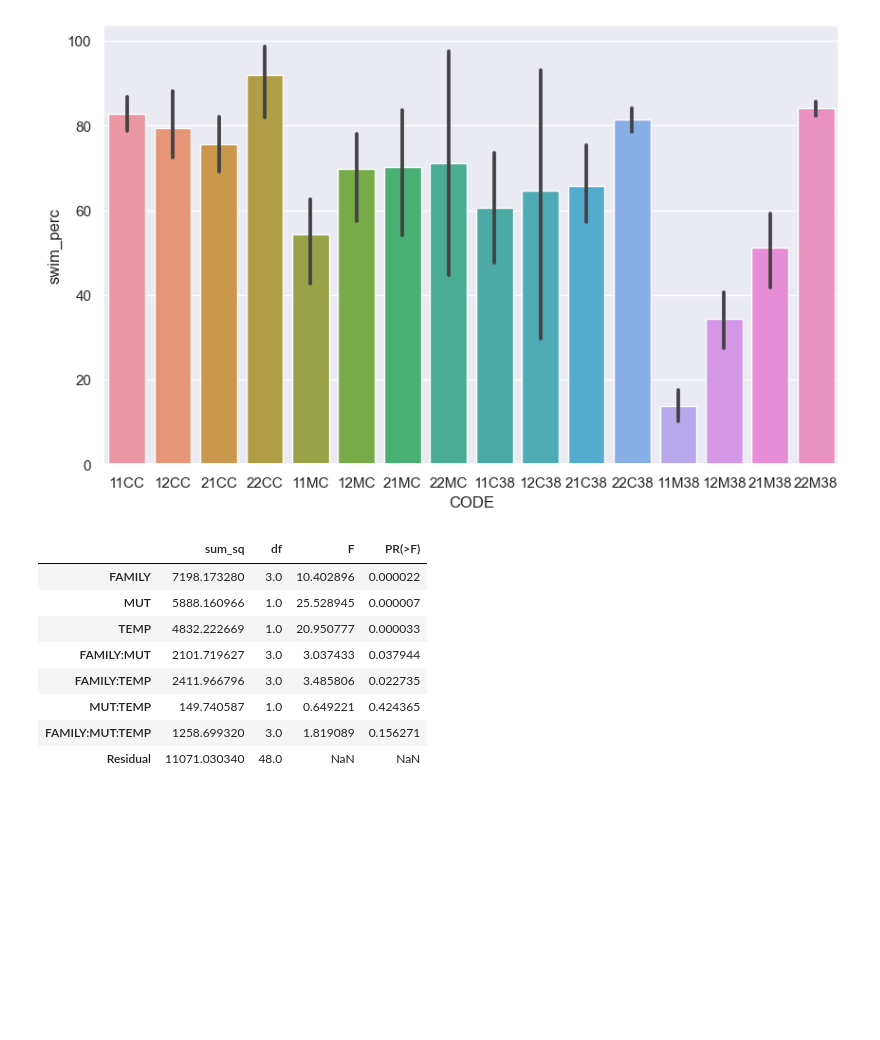
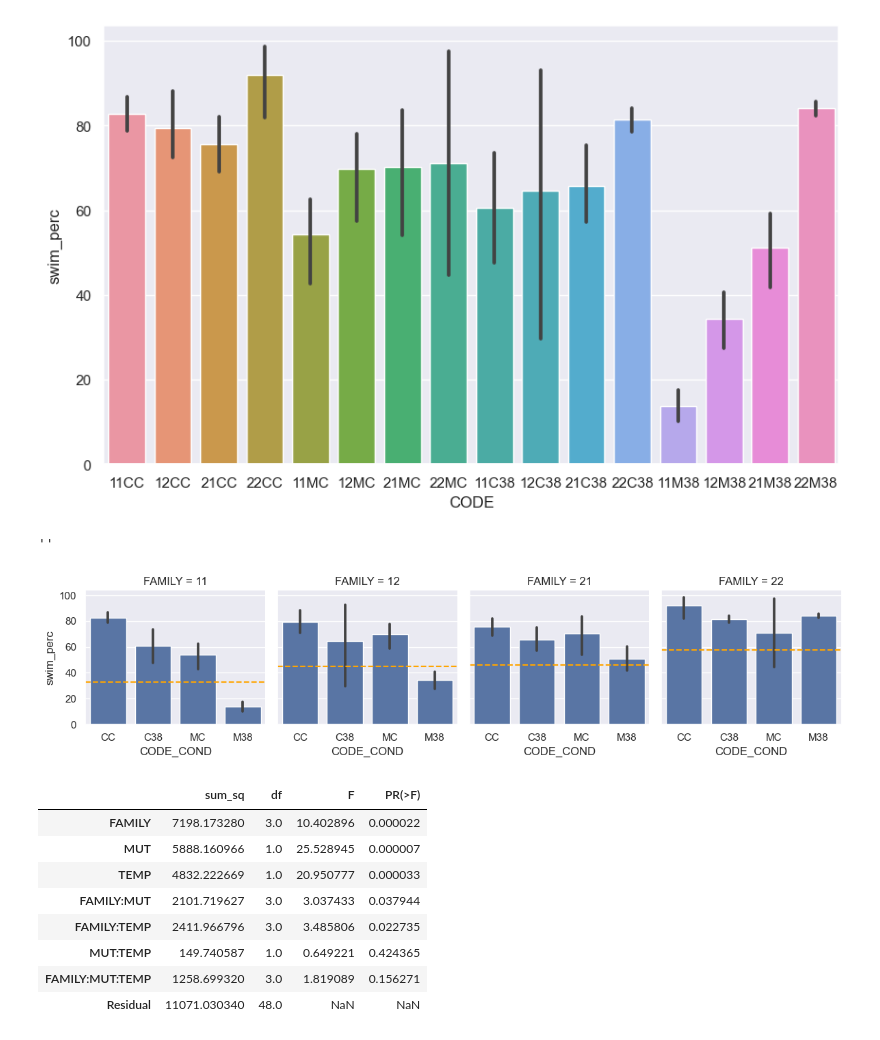
Before and after one commit to mitoclub/fish-strong-purifying-selection, a Jupyter notebook: notebooks/primary_stats.ipynb, the cells around one changed output. Cells and saved outputs as stored; diff of their text form; code cells hidden in the pictures; blank space fills up the shorter version.

```diff
--- a/notebooks/primary_stats.ipynb
+++ b/notebooks/primary_stats.ipynb
@@ -264,6 +264,26 @@ sns.barplot(exp5lab, x='CODE', y='swim_perc')
 # %% [output]
 <AxesSubplot: xlabel='CODE', ylabel='swim_perc'>
 [figure]
+# %%
+exp5lab['CODE_COND'] = exp5lab.MUT + exp5lab.TEMP
+# %%
+exp_11 = exp5lab[exp5lab['CODE'] == '11C38'].swim_perc.mean() * exp5lab[exp5lab['CODE'] == '11MC'].swim_perc.mean() / 100
+exp_12 = exp5lab[exp5lab['CODE'] == '12C38'].swim_perc.mean() * exp5lab[exp5lab['CODE'] == '12MC'].swim_perc.mean() / 100
+exp_21 = exp5lab[exp5lab['CODE'] == '21C38'].swim_perc.mean() * exp5lab[exp5lab['CODE'] == '21MC'].swim_perc.mean() / 100
+exp_22 = exp5lab[exp5lab['CODE'] == '22C38'].swim_perc.mean() * exp5lab[exp5lab['CODE'] == '22MC'].swim_perc.mean() / 100
+# %%
+g = sns.FacetGrid(exp5lab, col="FAMILY")
+g.map(sns.barplot, 'CODE_COND', 'swim_perc', order=['CC', 'C38', 'MC', 'M38'])
+
+ax1, ax2, ax3, ax4 = g.axes[0]
+ax1.axhline(exp_11, ls='--', color='orange')
+ax2.axhline(exp_12, ls='--', color='orange')
+ax3.axhline(exp_21, ls='--', color='orange')
+ax4.axhline(exp_22, ls='--', color='orange')
+;
+# %% [output]
+''
+[figure, added]
 # %%
 #perform three-way ANOVA
 model = ols("""swim_perc ~ FAMILY + MUT + TEMP +
```
Also changed, not shown: parts of 7 cells of this notebook, 1 other file.
